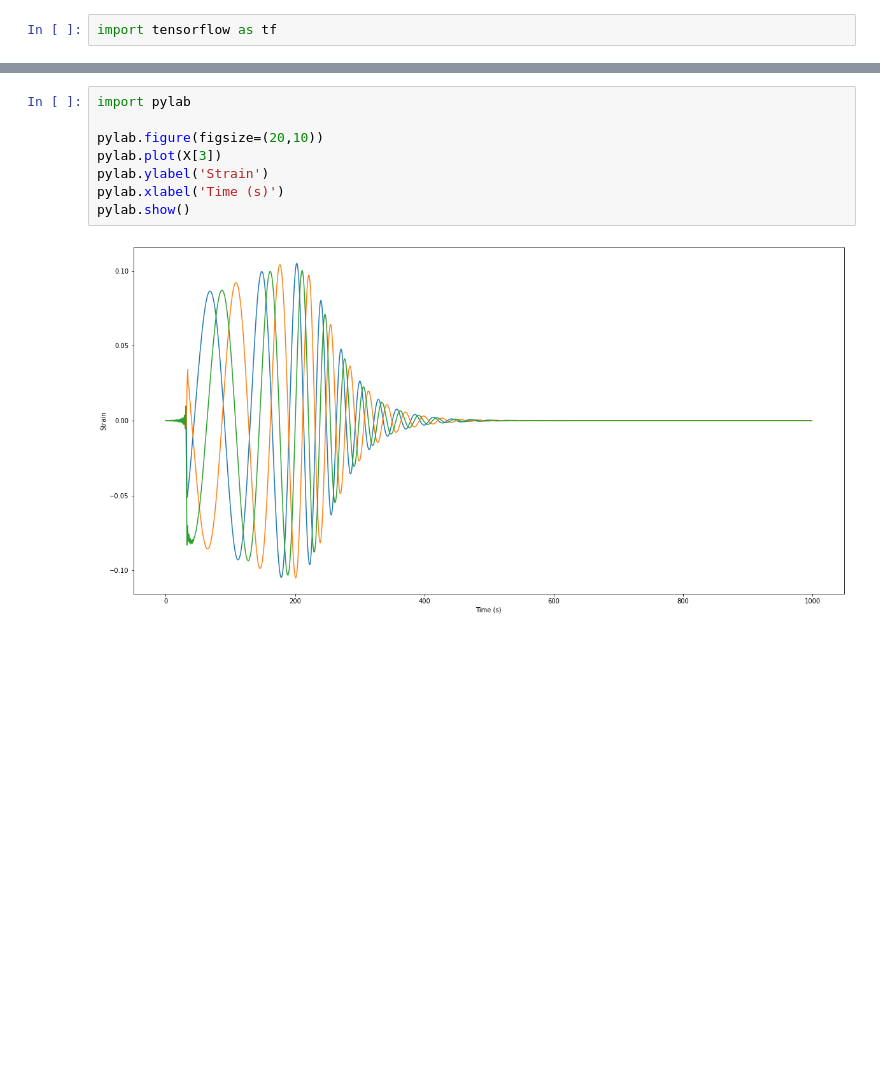
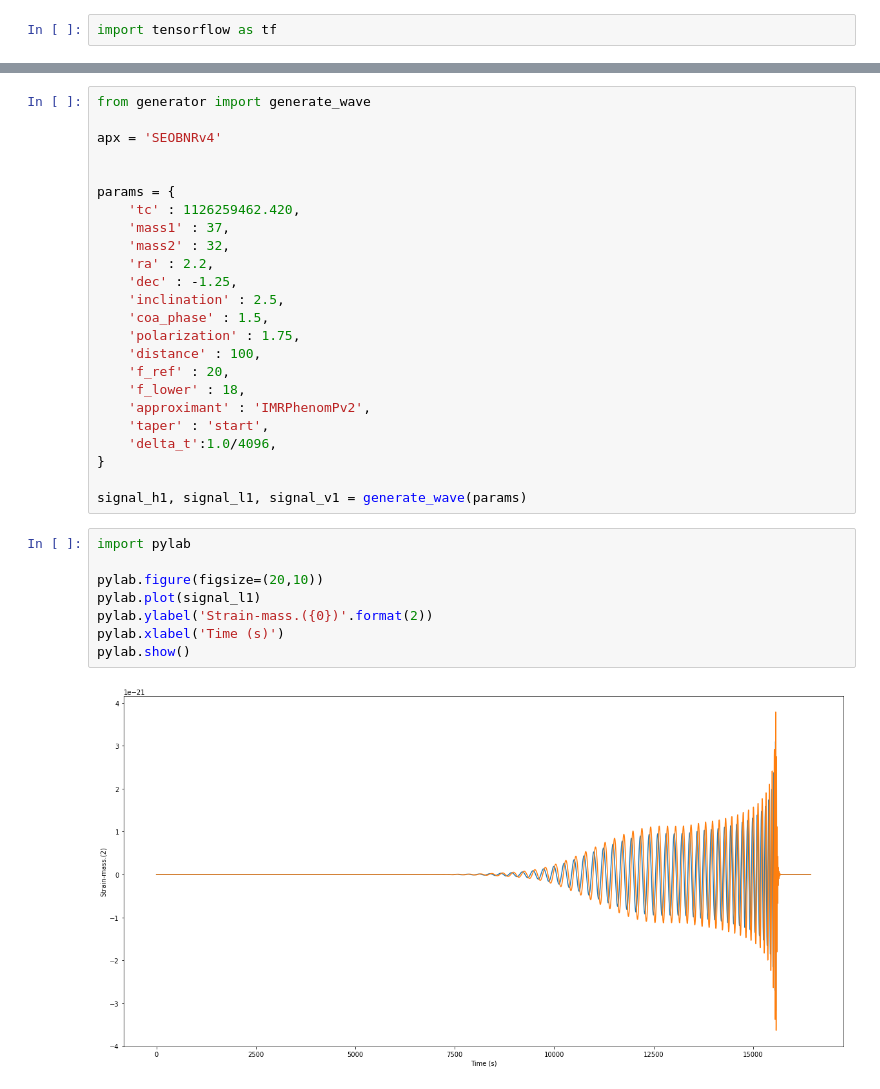
Before and after one commit to marcin119a/gw-predict, a Jupyter notebook: visual.ipynb, the cells around one changed output, grey strips where cells are left out. Cells and saved outputs as stored; diff of their text form; blank space fills up the shorter version.

Commit message:
visual

```diff
--- a/visual.ipynb
+++ b/visual.ipynb
@@ -17,10 +119,34 @@ import tensorflow as tf
+# %%
+from generator import generate_wave
+
+apx = 'SEOBNRv4'
+
+
+params = {
+    'tc' : 1126259462.420,
+    'mass1' : 37,
+    'mass2' : 32,
+    'ra' : 2.2,
+    'dec' : -1.25,
+    'inclination' : 2.5,
+    'coa_phase' : 1.5,
+    'polarization' : 1.75,
+    'distance' : 100,
+    'f_ref' : 20,
+    'f_lower' : 18,
+    'approximant' : 'IMRPhenomPv2',
+    'taper' : 'start',
+    'delta_t':1.0/4096,
+}
+
+signal_h1, signal_l1, signal_v1 = generate_wave(params)
 # %%
 import pylab
 
 pylab.figure(figsize=(20,10))
-pylab.plot(X[3])
-pylab.ylabel('Strain')
+pylab.plot(signal_l1)
+pylab.ylabel('Strain-mass.({0})'.format(2))
 pylab.xlabel('Time (s)')
 pylab.show()
 # %% [output]
-[figure, old version]
+[figure, new version]
```
Also changed, not shown: parts of 12 cells of this notebook.
